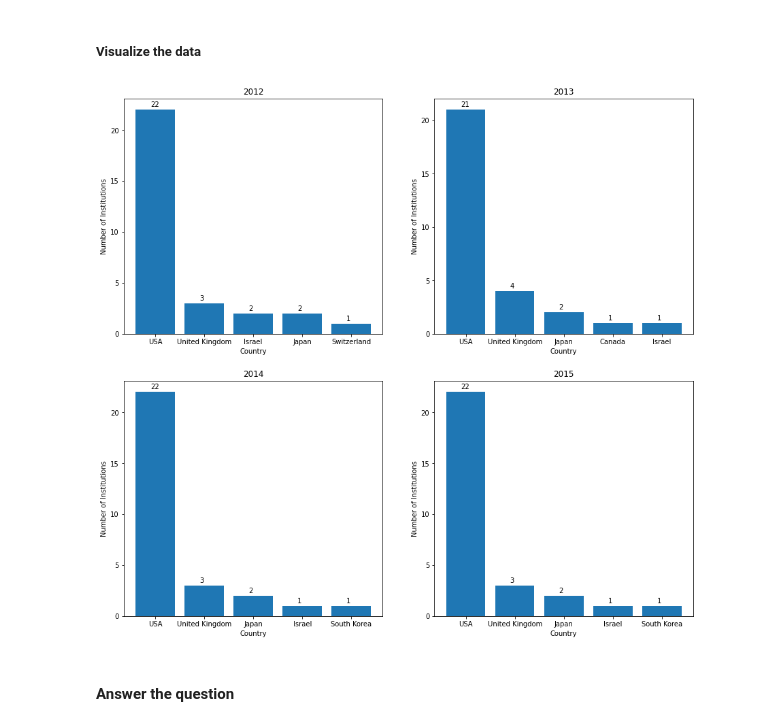
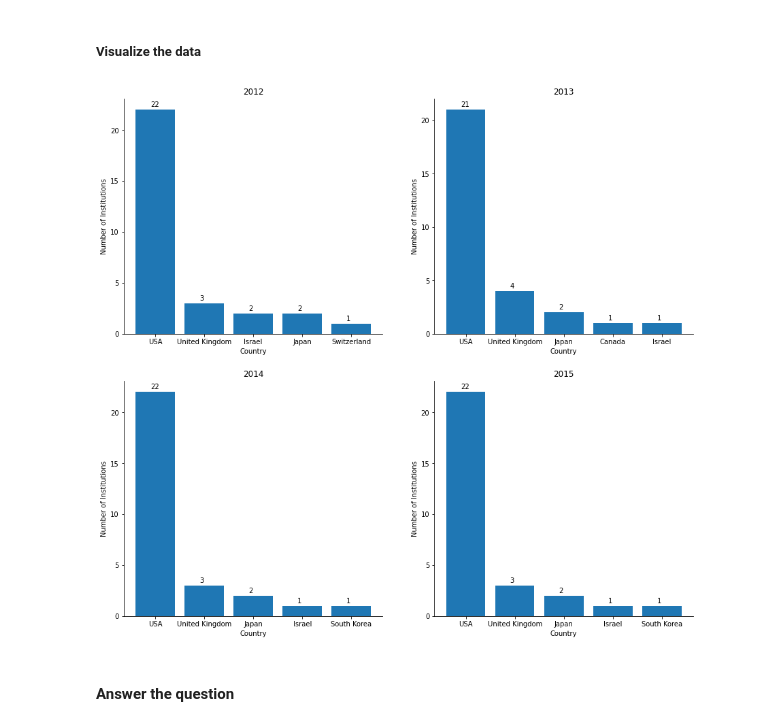
Before and after one commit to itskoi/P4DS-FinalProject, a Jupyter notebook: 17_19127037_19127303/EDA.ipynb, the cells around one changed output. Drawn from its saved outputs; the diff is of its cells as text; code cells hidden in the pictures.

```diff
--- a/17_19127037_19127303/EDA.ipynb
+++ b/17_19127037_19127303/EDA.ipynb
@@ -740,29 +740,32 @@ df.to_frame() # for prettier look
 # %%
 df_visualize_1 = df.to_frame().reset_index() # for plotting convenience
 
 fig, ax = plt.subplots(2, 2, figsize=(15, 14))
 
 def myPlot(index, year):
     ax = plt.subplot(2, 2, index+1)
     df_tmp = df_visualize_1[df_visualize_1['year']==year]
 
     plt.xticks(np.arange(0, 5, 1))
     plt.yticks(np.arange(0, 21, 5))
     plt.xlabel('Country')
     plt.ylabel('Number of Institutions')
 
     for i, v in enumerate(df_tmp['institution']):
         plt.text(i - 0.1, v + 0.3, str(v), color='black')
 
     plt.bar(df_tmp['country'], df_tmp['institution'])
     plt.title(year)
 
+    ax.spines['top'].set_visible(False)
+    ax.spines['right'].set_visible(False)
+
 for index, year in enumerate(range(2012, 2016)):
     myPlot(index, year)
 
 plt.show()
 # %% [output]
-[figure, old version]
+[figure, new version]
 # %% [markdown]
 #### Answer the question
 # %% [markdown]
```
Also changed, not shown: parts of 8 cells of this notebook.
